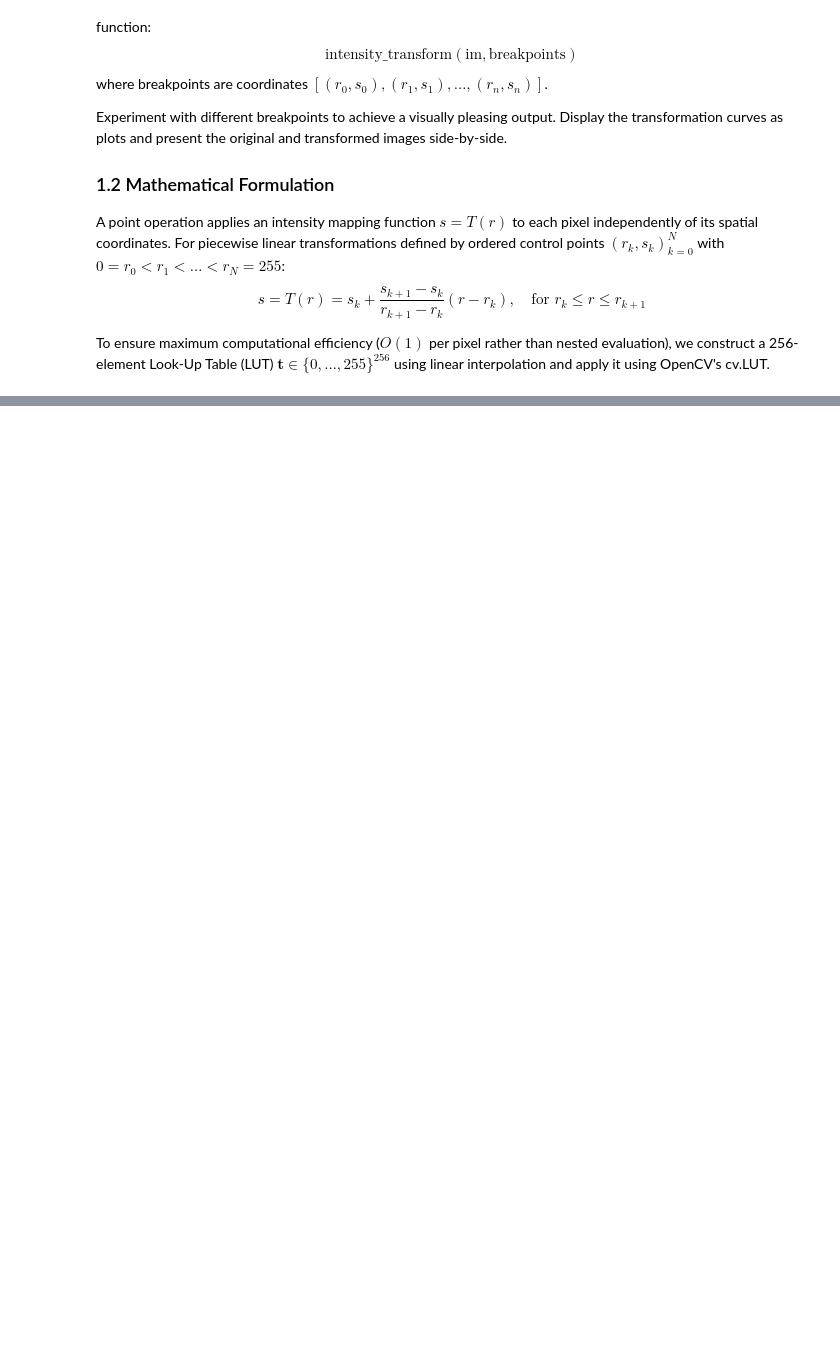
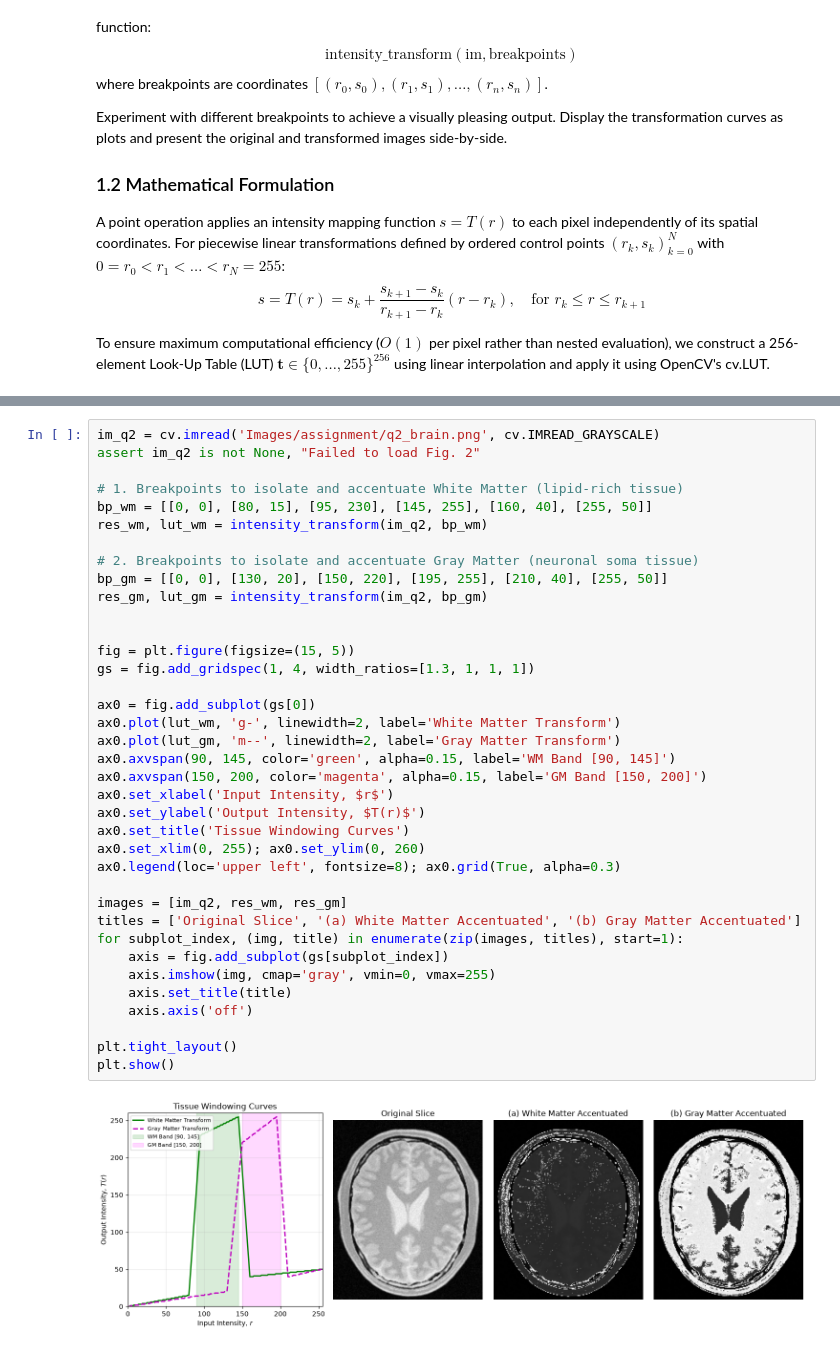
Before and after one commit to hakammra/EN3160-Assignment-01, a Jupyter notebook: en3160_assignment_01.ipynb, the cells around one changed output, grey strips where cells are left out. Drawn from its saved outputs; the diff is of its cells as text; blank space fills up the shorter version.

```diff
--- a/en3160_assignment_01.ipynb
+++ b/en3160_assignment_01.ipynb
@@ -85,0 +112,39 @@ TypeError: 'SubplotSpec' object is not iterable
+# %%
+im_q2 = cv.imread('Images/assignment/q2_brain.png', cv.IMREAD_GRAYSCALE)
+assert im_q2 is not None, "Failed to load Fig. 2"
+
+# 1. Breakpoints to isolate and accentuate White Matter (lipid-rich tissue)
+bp_wm = [[0, 0], [80, 15], [95, 230], [145, 255], [160, 40], [255, 50]]
+res_wm, lut_wm = intensity_transform(im_q2, bp_wm)
+
+# 2. Breakpoints to isolate and accentuate Gray Matter (neuronal soma tissue)
+bp_gm = [[0, 0], [130, 20], [150, 220], [195, 255], [210, 40], [255, 50]]
+res_gm, lut_gm = intensity_transform(im_q2, bp_gm)
+
+
+fig = plt.figure(figsize=(15, 5))
+gs = fig.add_gridspec(1, 4, width_ratios=[1.3, 1, 1, 1])
+
+ax0 = fig.add_subplot(gs[0])
+ax0.plot(lut_wm, 'g-', linewidth=2, label='White Matter Transform')
+ax0.plot(lut_gm, 'm--', linewidth=2, label='Gray Matter Transform')
+ax0.axvspan(90, 145, color='green', alpha=0.15, label='WM Band [90, 145]')
+ax0.axvspan(150, 200, color='magenta', alpha=0.15, label='GM Band [150, 200]')
+ax0.set_xlabel('Input Intensity, $r$')
+ax0.set_ylabel('Output Intensity, $T(r)$')
+ax0.set_title('Tissue Windowing Curves')
+ax0.set_xlim(0, 255); ax0.set_ylim(0, 260)
+ax0.legend(loc='upper left', fontsize=8); ax0.grid(True, alpha=0.3)
+
+images = [im_q2, res_wm, res_gm]
+titles = ['Original Slice', '(a) White Matter Accentuated', '(b) Gray Matter Accentuated']
+for subplot_index, (img, title) in enumerate(zip(images, titles), start=1):
+    axis = fig.add_subplot(gs[subplot_index])
+    axis.imshow(img, cmap='gray', vmin=0, vmax=255)
+    axis.set_title(title)
+    axis.axis('off')
+
+plt.tight_layout()
+plt.show()
+# %% [output]
+[figure, added]
```
Also changed, not shown: parts of 3 cells of this notebook.
